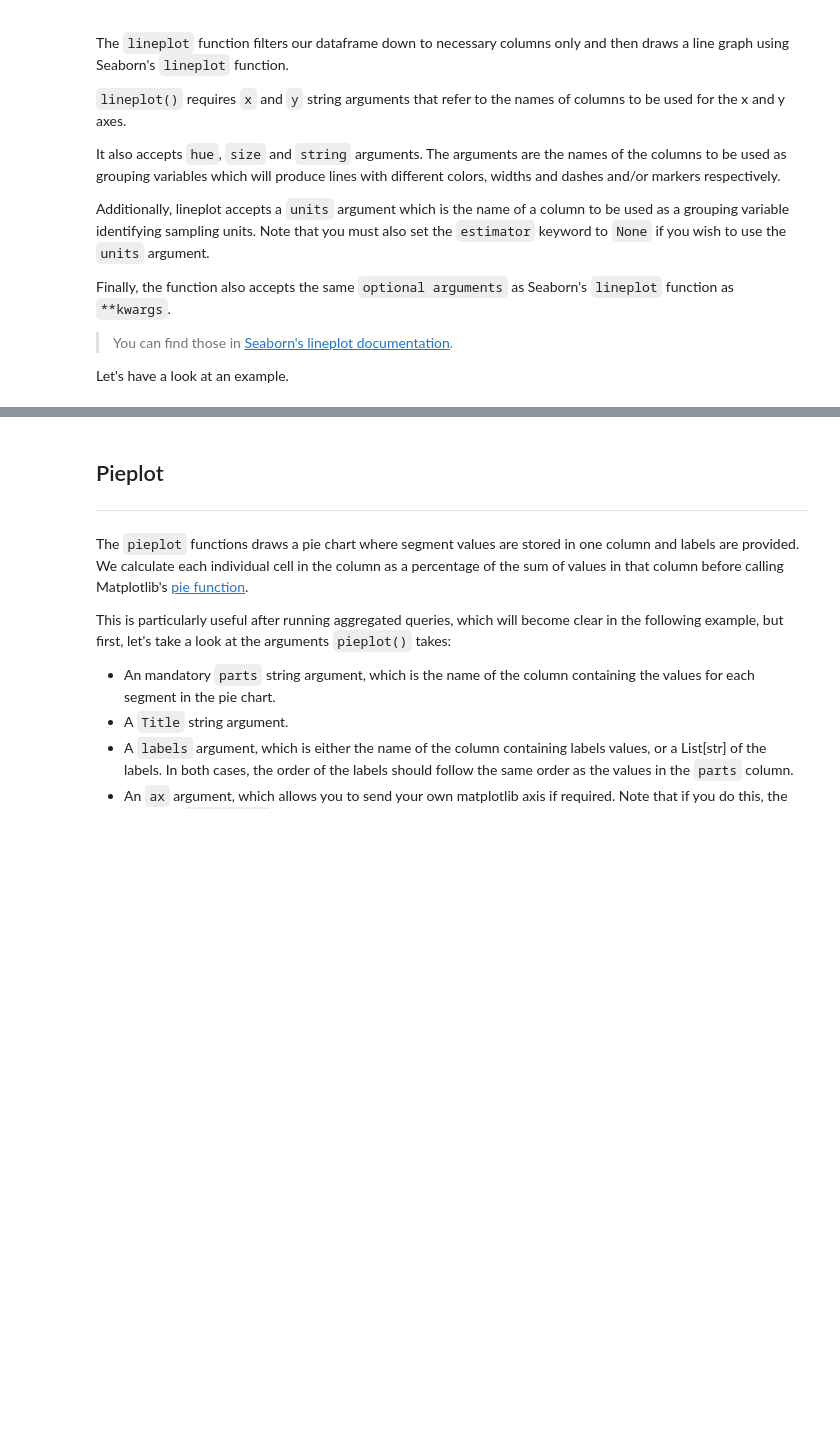
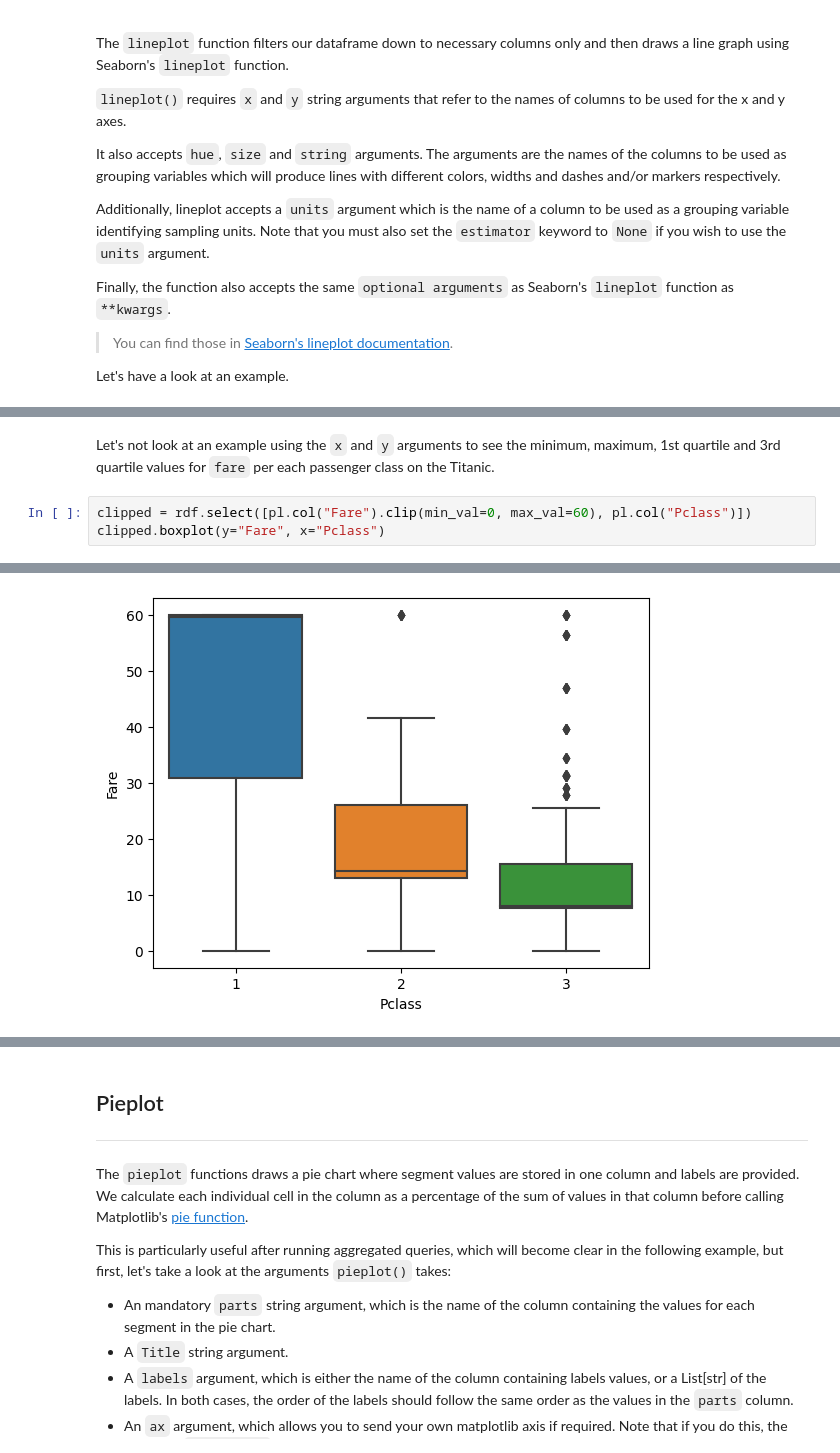
Before and after one commit to mithril-security/bastionlab, a Jupyter notebook: docs/docs/tutorials/visualization.ipynb, the cells around one changed output, grey strips where cells are left out. Drawn from its saved outputs; the diff is of its cells as text; blank space fills up the shorter version.

```diff
--- a/docs/docs/tutorials/visualization.ipynb
+++ b/docs/docs/tutorials/visualization.ipynb
@@ -163,0 +207,6 @@ rdf.lineplot(x="Age", y="Fare", hue="Sex")
+# %% [markdown]
+Let's not look at an example using the `x` and `y` arguments to see the minimum, maximum, 1st quartile and 3rd quartile values for `fare` per each passenger class on the Titanic.
+# %%
+clipped = rdf.select([pl.col("Fare").clip(min_val=0, max_val=60), pl.col("Pclass")])
+clipped.boxplot(y="Fare", x="Pclass")
+# %% [output]
@@ -163,0 +214 @@ rdf.lineplot(x="Age", y="Fare", hue="Sex")
+[figure, added]
```
Also changed, not shown: parts of 19 cells of this notebook, 1 other file.
